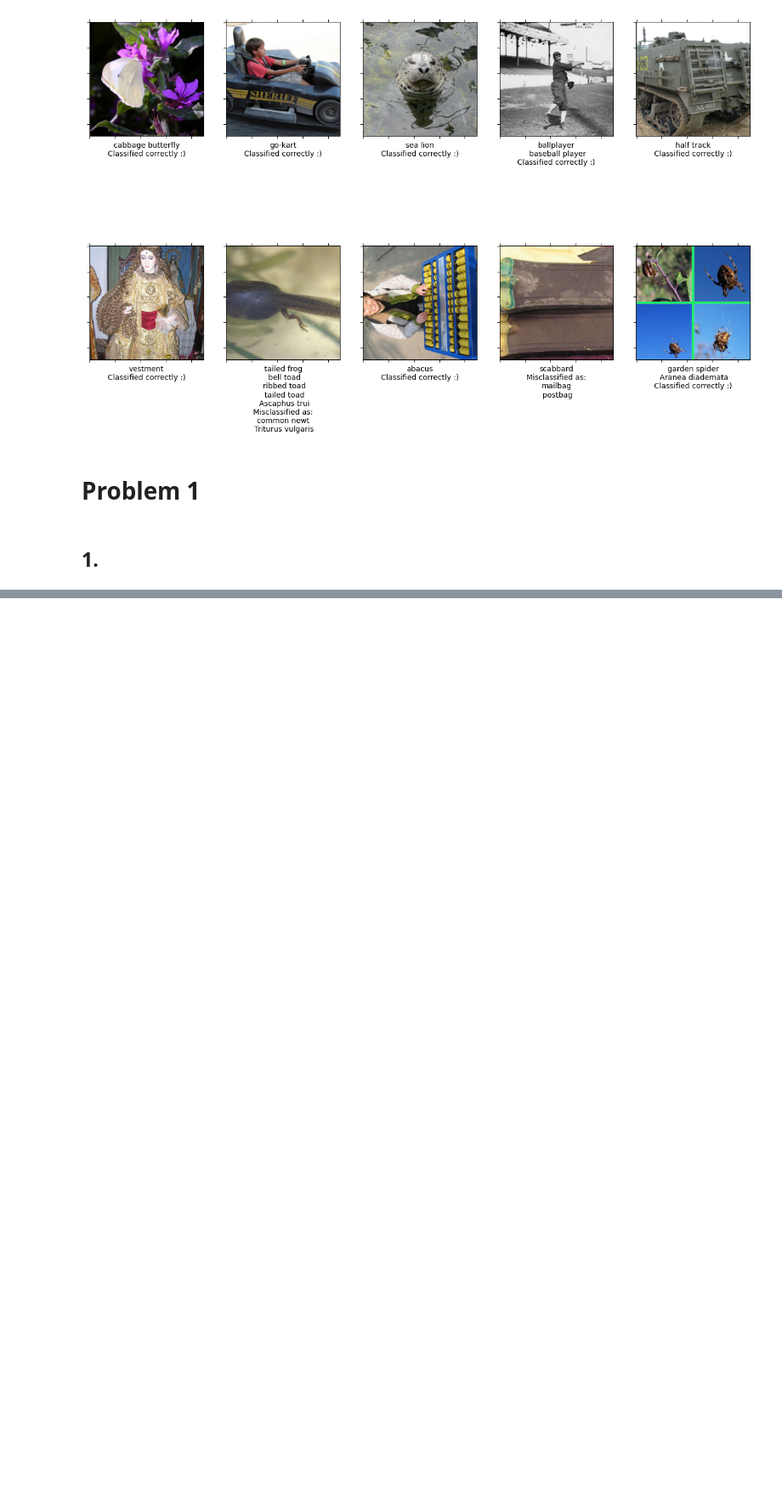
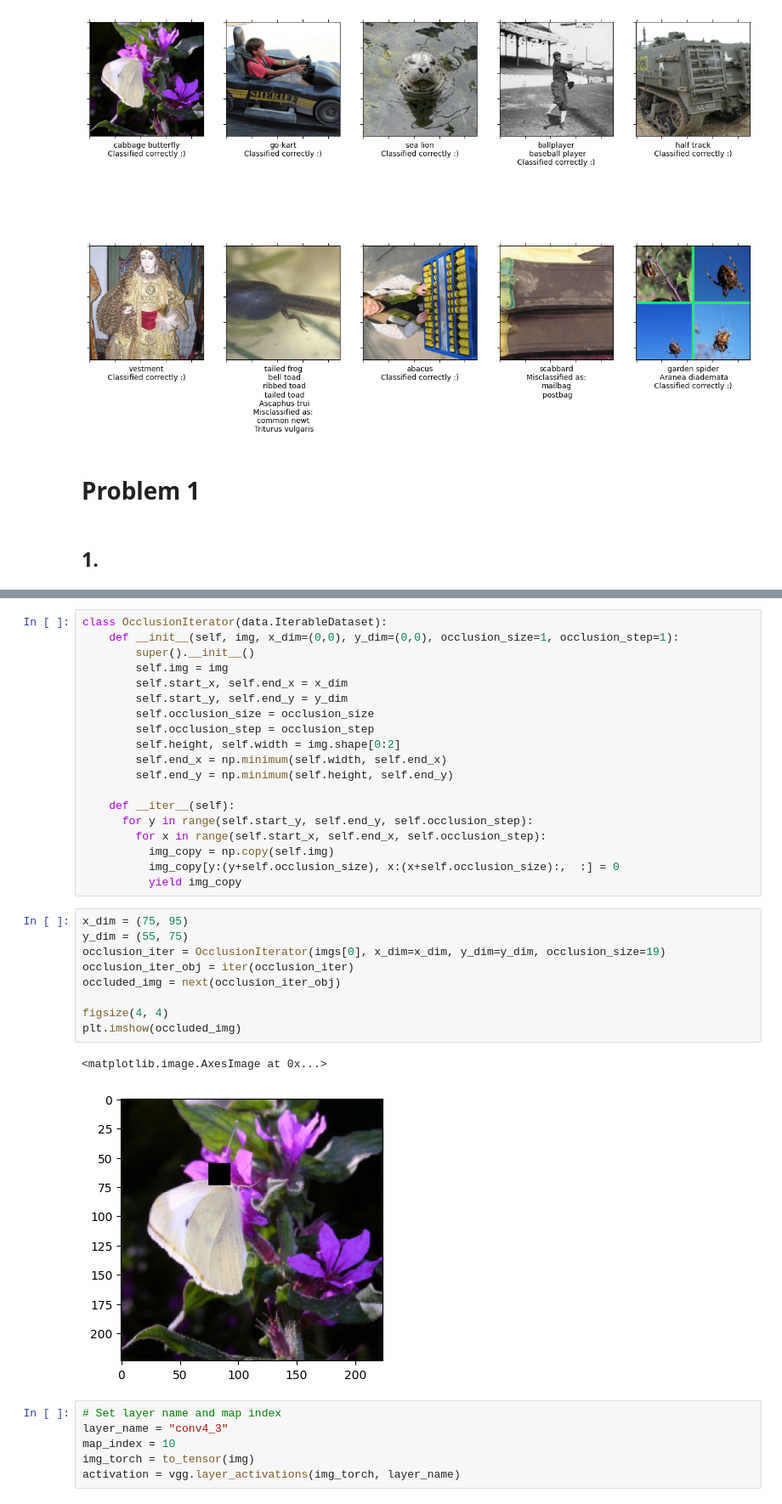
Before and after one commit to dmika1234/dl_uwr, a Jupyter notebook: Assignments/Assignment3/colab_run.ipynb, the cells around one changed output, grey strips where cells are left out. Shown at 85% size. Drawn from its saved outputs; the diff is of its cells as text; blank space fills up the shorter version.

```diff
--- a/Assignments/Assignment3/colab_run.ipynb
+++ b/Assignments/Assignment3/colab_run.ipynb
@@ -157,0 +184,37 @@ for sample_img in sample_imgs:
+# %%
+class OcclusionIterator(data.IterableDataset):
+    def __init__(self, img, x_dim=(0,0), y_dim=(0,0), occlusion_size=1, occlusion_step=1):
+        super().__init__()
+        self.img = img
+        self.start_x, self.end_x = x_dim
+        self.start_y, self.end_y = y_dim
+        self.occlusion_size = occlusion_size
+        self.occlusion_step = occlusion_step
+        self.height, self.width = img.shape[0:2]
+        self.end_x = np.minimum(self.width, self.end_x)
+        self.end_y = np.minimum(self.height, self.end_y)
+
+    def __iter__(self):
+      for y in range(self.start_y, self.end_y, self.occlusion_step):
+        for x in range(self.start_x, self.end_x, self.occlusion_step):
+          img_copy = np.copy(self.img)
+          img_copy[y:(y+self.occlusion_size), x:(x+self.occlusion_size):,  :] = 0
+          yield img_copy
+# %%
+x_dim = (75, 95)
+y_dim = (55, 75)
+occlusion_iter = OcclusionIterator(imgs[0], x_dim=x_dim, y_dim=y_dim, occlusion_size=19)
+occlusion_iter_obj = iter(occlusion_iter)
+occluded_img = next(occlusion_iter_obj)
+
+figsize(4, 4)
+plt.imshow(occluded_img)
+# %% [output]
+<matplotlib.image.AxesImage at 0x...>
+[figure, added]
+# %%
+# Set layer name and map index
+layer_name = "conv4_3"
+map_index = 10
+img_torch = to_tensor(img)
+activation = vgg.layer_activations(img_torch, layer_name)
```
Also changed, not shown: parts of 12 cells of this notebook.
